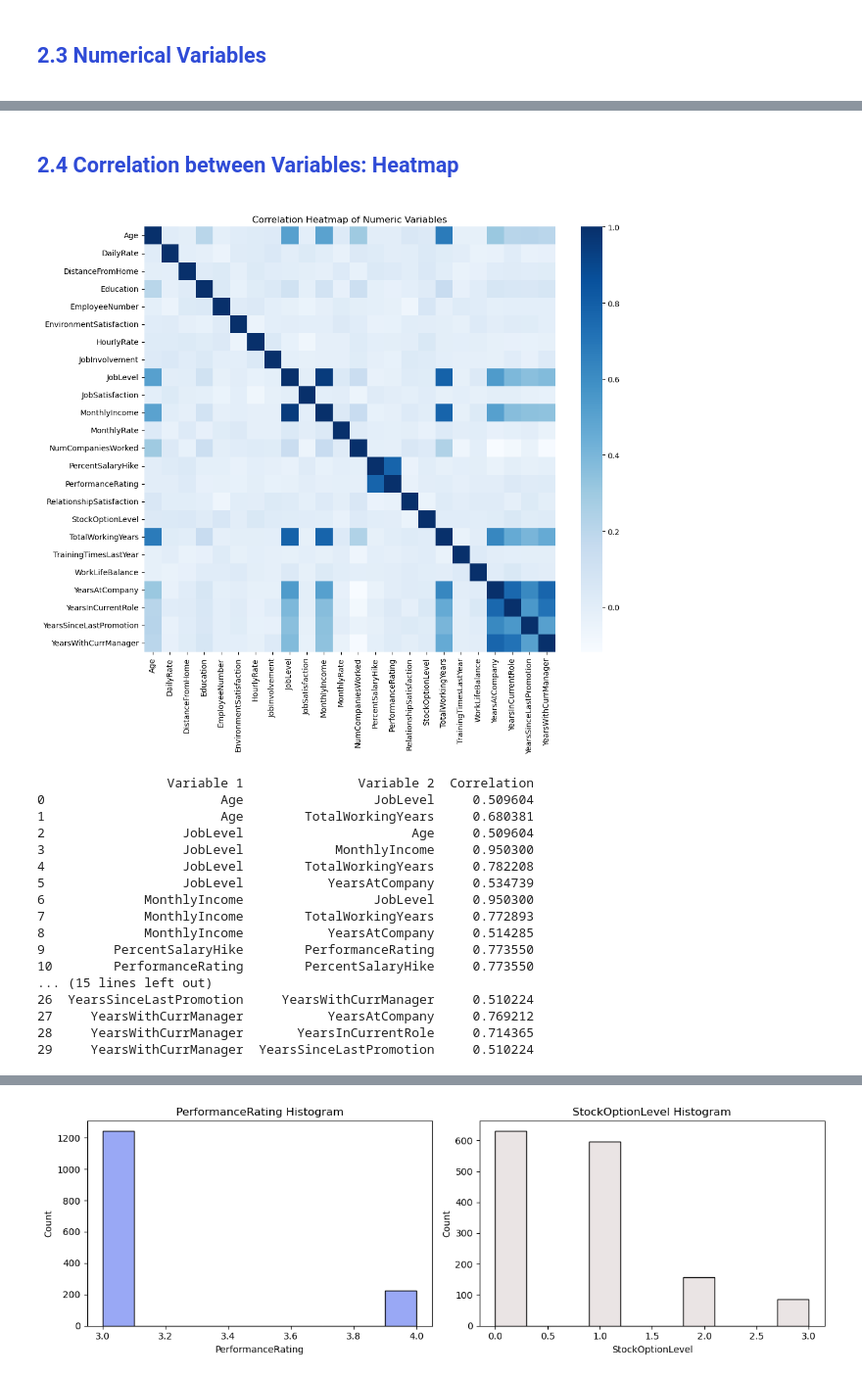
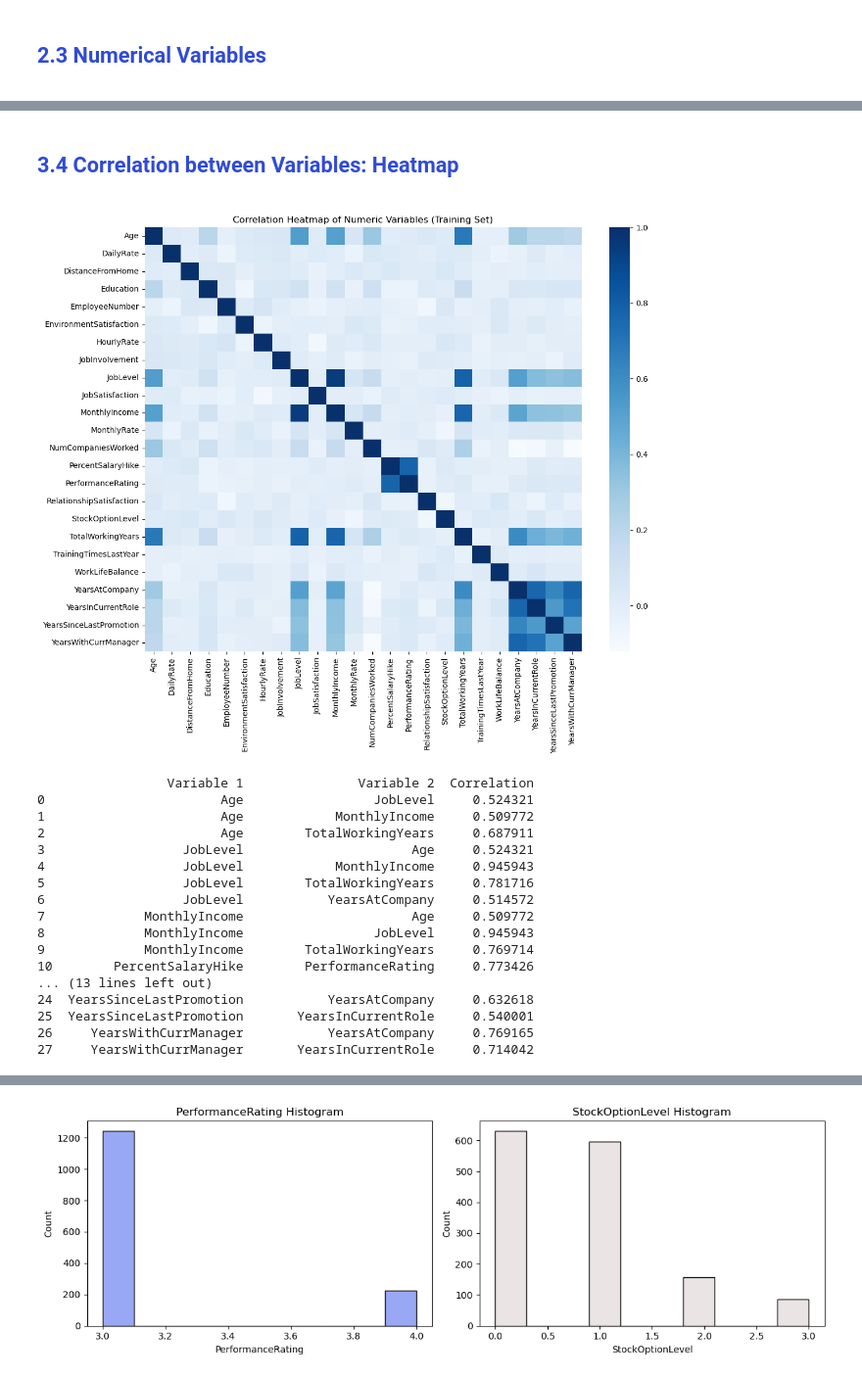
Before and after one commit to deboratcruz11/bootcamp, a Jupyter notebook: HR_Attrition.ipynb, the cells around one changed output, grey strips where cells are left out. Shown at 98% size. Saved outputs shown, nothing was run; the diff lists cells and outputs as text; code cells hidden in the pictures.

```diff
--- a/HR_Attrition.ipynb
+++ b/HR_Attrition.ipynb
@@ -433,20 +524,30 @@ for col in numerical_cols:
 
 <font color = '#2f4bd6ff'>
 
-## **2.4 Correlation between Variables: Heatmap** </font></a>
+## **3.4 Correlation between Variables: Heatmap** </font></a>
 # %%
 # Pearson Correlation
+
+# Select numeric columns from training set
+numeric_cols = X_train.select_dtypes(include=['int64', 'float64']).columns
+
 plt.figure(figsize=(12, 10))
-sns.heatmap(df.corr(numeric_only=True), cmap="Blues", annot=False)
-plt.title("Correlation Heatmap of Numeric Variables")
+sns.heatmap(
+    X_train[numeric_cols].corr(),  # only training data
+    cmap="Blues",
+    annot=False
+)
+plt.title("Correlation Heatmap of Numeric Variables (Training Set)")
+plt.tight_layout()
 plt.show()
 # %% [output]
-[figure, old version]
+[figure, new version]
 # %%
-# Compute correlation matrix
-corr = df.select_dtypes(include=['int64', 'float64']).corr().abs()  # use absolute values
+# Compute correlation matrix on numeric columns of training set
+numeric_cols = X_train.select_dtypes(include=['int64', 'float64']).columns
+corr = X_train[numeric_cols].corr().abs()  # absolute values
 
-# Only keep correlations above threshold
+# Only keep correlations above threshold but below 1
 threshold = 0.5
 strong_corr = corr.where((corr > threshold) & (corr < 1.0)).stack().reset_index()
 strong_corr.columns = ['Variable 1', 'Variable 2', 'Correlation']
@@ -454,20 +555,20 @@ strong_corr.columns = ['Variable 1', 'Variable 2', 'Correlation']
 print(strong_corr)
 # %% [output]
                  Variable 1               Variable 2  Correlation
-0                       Age                 JobLevel     0.509604
-1                       Age        TotalWorkingYears     0.680381
-2                  JobLevel                      Age     0.509604
-3                  JobLevel            MonthlyIncome     0.950300
-4                  JobLevel        TotalWorkingYears     0.782208
-5                  JobLevel           YearsAtCompany     0.534739
-6             MonthlyIncome                 JobLevel     0.950300
-7             MonthlyIncome        TotalWorkingYears     0.772893
-8             MonthlyIncome           YearsAtCompany     0.514285
-9         PercentSalaryHike        PerformanceRating     0.773550
-10        PerformanceRating        PercentSalaryHike     0.773550
-... (15 lines left out)
-26  YearsSinceLastPromotion     YearsWithCurrManager     0.510224
-27     YearsWithCurrManager           YearsAtCompany     0.769212
-28     YearsWithCurrManager       YearsInCurrentRole     0.714365
-29     YearsWithCurrManager  YearsSinceLastPromotion     0.510224
+0                       Age                 JobLevel     0.524321
+1                       Age            MonthlyIncome     0.509772
+2                       Age        TotalWorkingYears     0.687911
+3                  JobLevel                      Age     0.524321
+4                  JobLevel            MonthlyIncome     0.945943
+5                  JobLevel        TotalWorkingYears     0.781716
+6                  JobLevel           YearsAtCompany     0.514572
+7             MonthlyIncome                      Age     0.509772
+8             MonthlyIncome                 JobLevel     0.945943
+9             MonthlyIncome        TotalWorkingYears     0.769714
+10        PercentSalaryHike        PerformanceRating     0.773426
+... (13 lines left out)
+24  YearsSinceLastPromotion           YearsAtCompany     0.632618
+25  YearsSinceLastPromotion       YearsInCurrentRole     0.540001
+26     YearsWithCurrManager           YearsAtCompany     0.769165
+27     YearsWithCurrManager       YearsInCurrentRole     0.714042
 # %%
```
Also changed, not shown: parts of 21 cells of this notebook.
